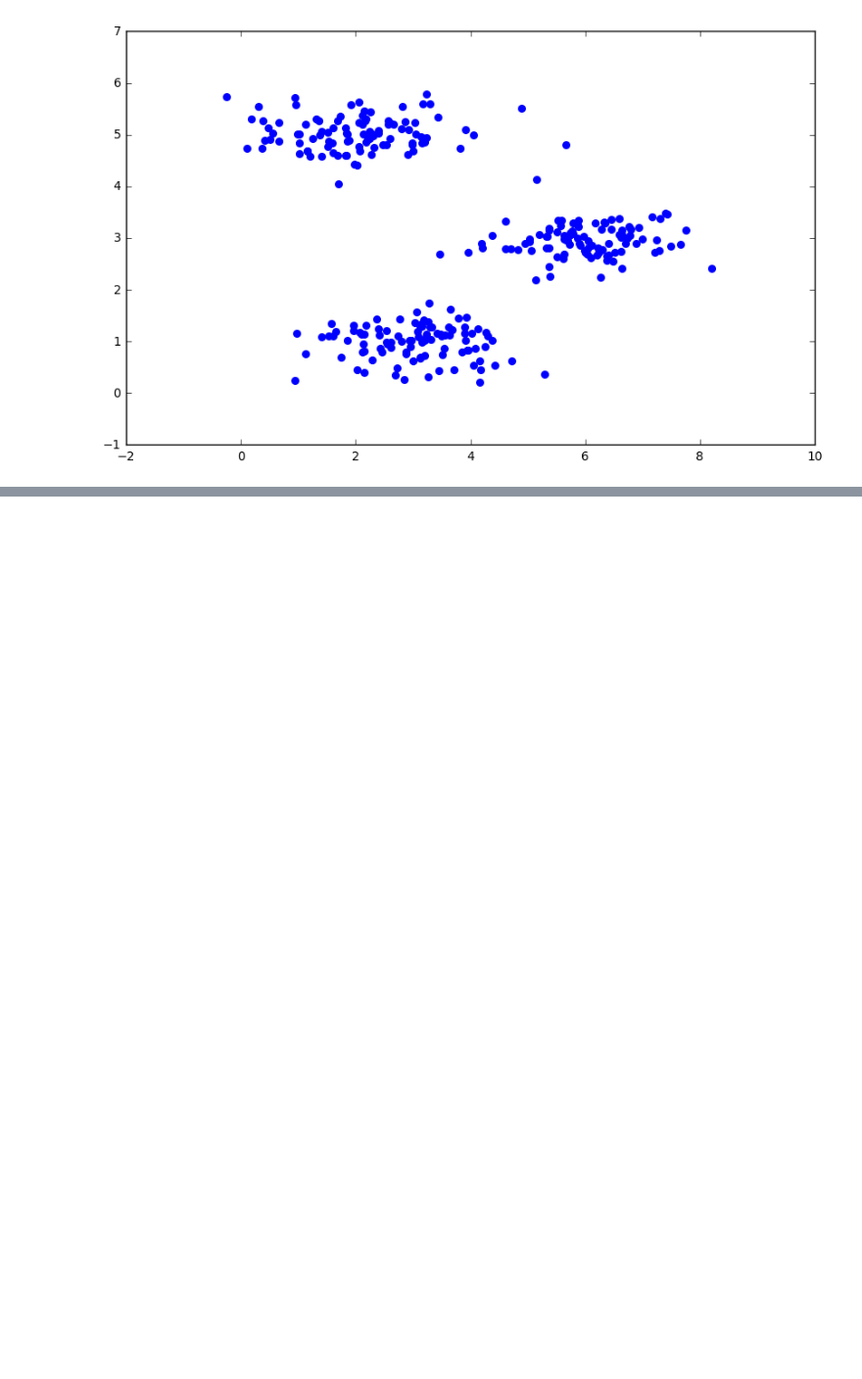
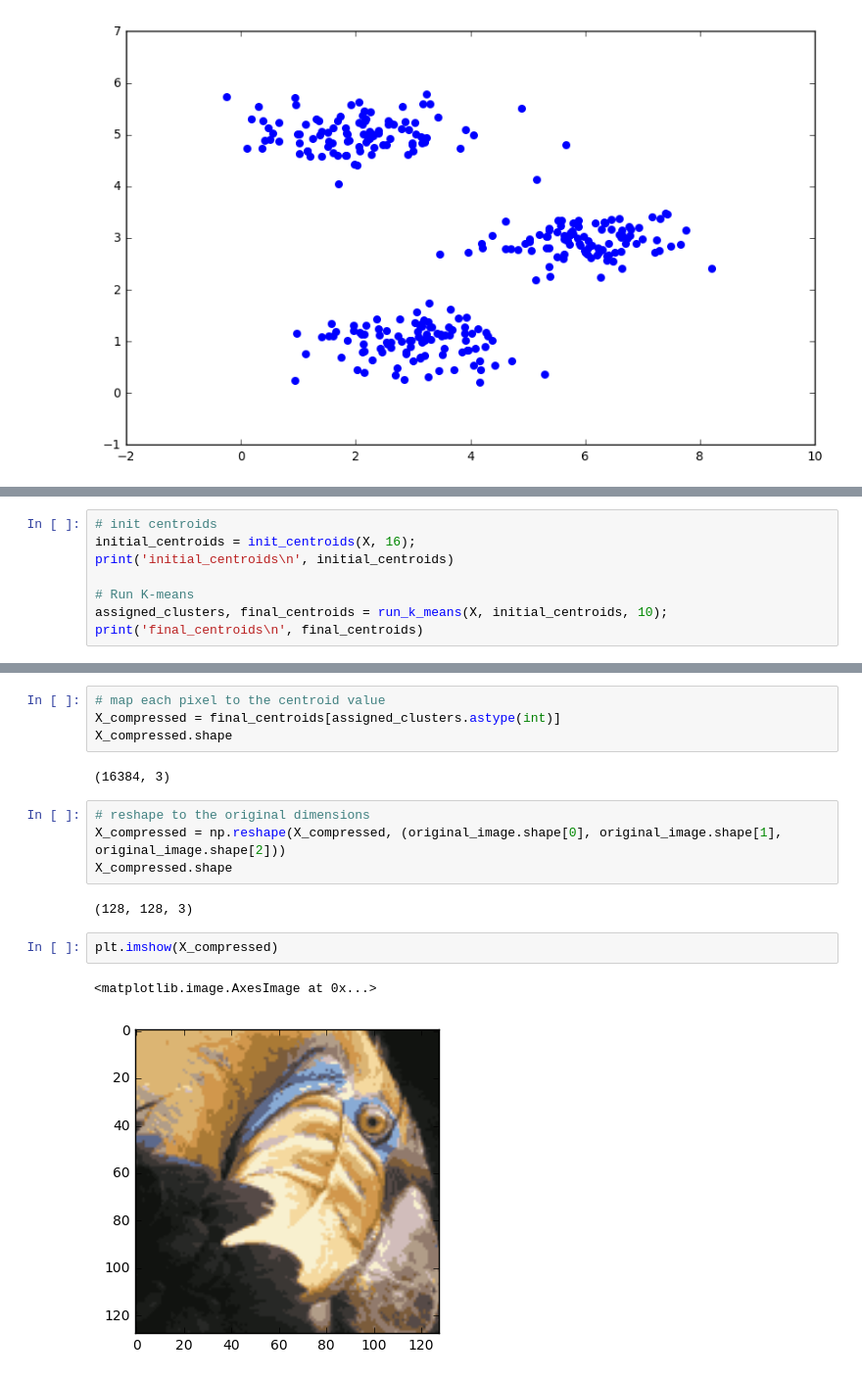
Before and after one commit to eduardbonada/ML-AndrewNg, a Jupyter notebook: ex7. kmeans - pca/K-means.ipynb, the cells around one changed output, grey strips where cells are left out. Shown at 98% size. Drawn from its saved outputs; the diff is of its cells as text; blank space fills up the shorter version.

```diff
--- a/ex7. kmeans - pca/K-means.ipynb
+++ b/ex7. kmeans - pca/K-means.ipynb
@@ -154,0 +192,8 @@ ax.legend()
+# %%
+# init centroids
+initial_centroids = init_centroids(X, 16);
+print('initial_centroids\n', initial_centroids)
+
+# Run K-means
+assigned_clusters, final_centroids = run_k_means(X, initial_centroids, 10);
+print('final_centroids\n', final_centroids)
@@ -154,0 +218,17 @@ ax.legend()
+# %%
+# map each pixel to the centroid value
+X_compressed = final_centroids[assigned_clusters.astype(int)]
+X_compressed.shape
+# %% [output]
+(16384, 3)
+# %%
+# reshape to the original dimensions
+X_compressed = np.reshape(X_compressed, (original_image.shape[0], original_image.shape[1], original_image.shape[2]))
+X_compressed.shape
+# %% [output]
+(128, 128, 3)
+# %%
+plt.imshow(X_compressed)
+# %% [output]
+<matplotlib.image.AxesImage at 0x...>
+[figure, added]
```
Also changed, not shown: parts of 14 cells of this notebook, 2 other files.
